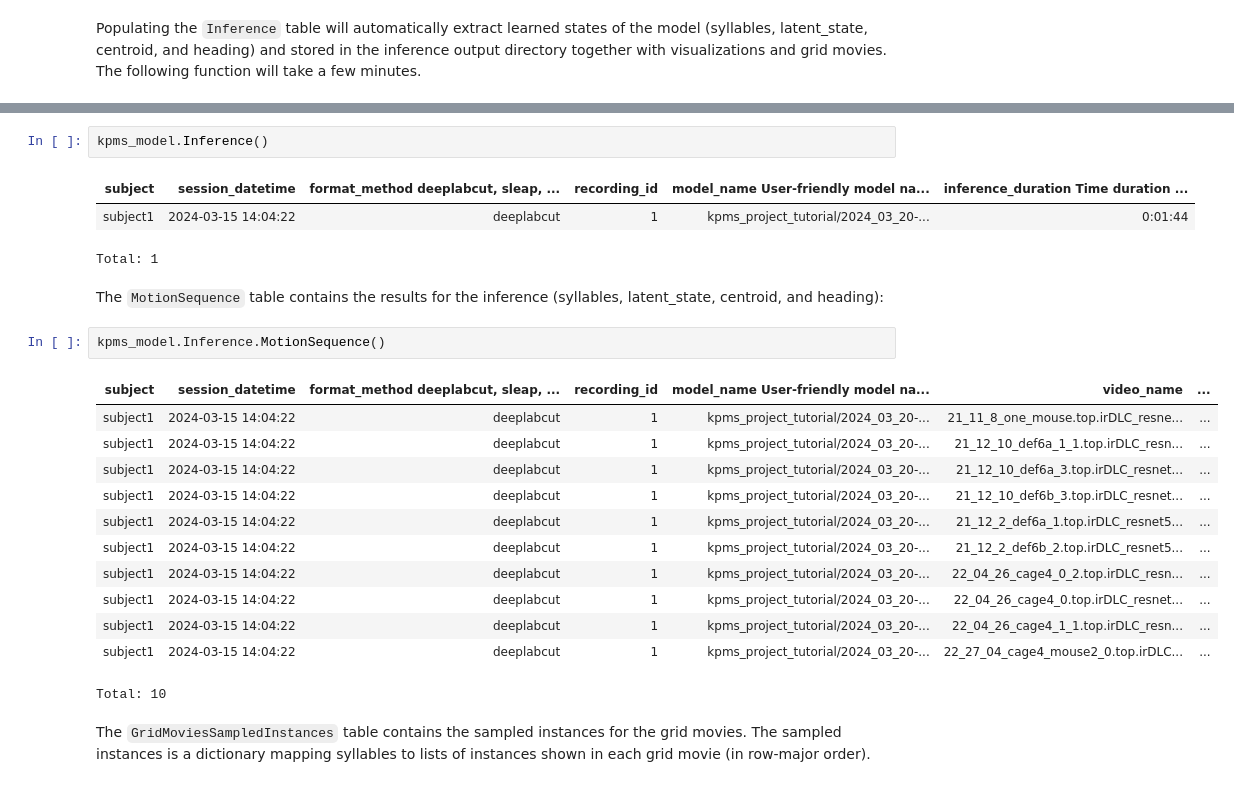
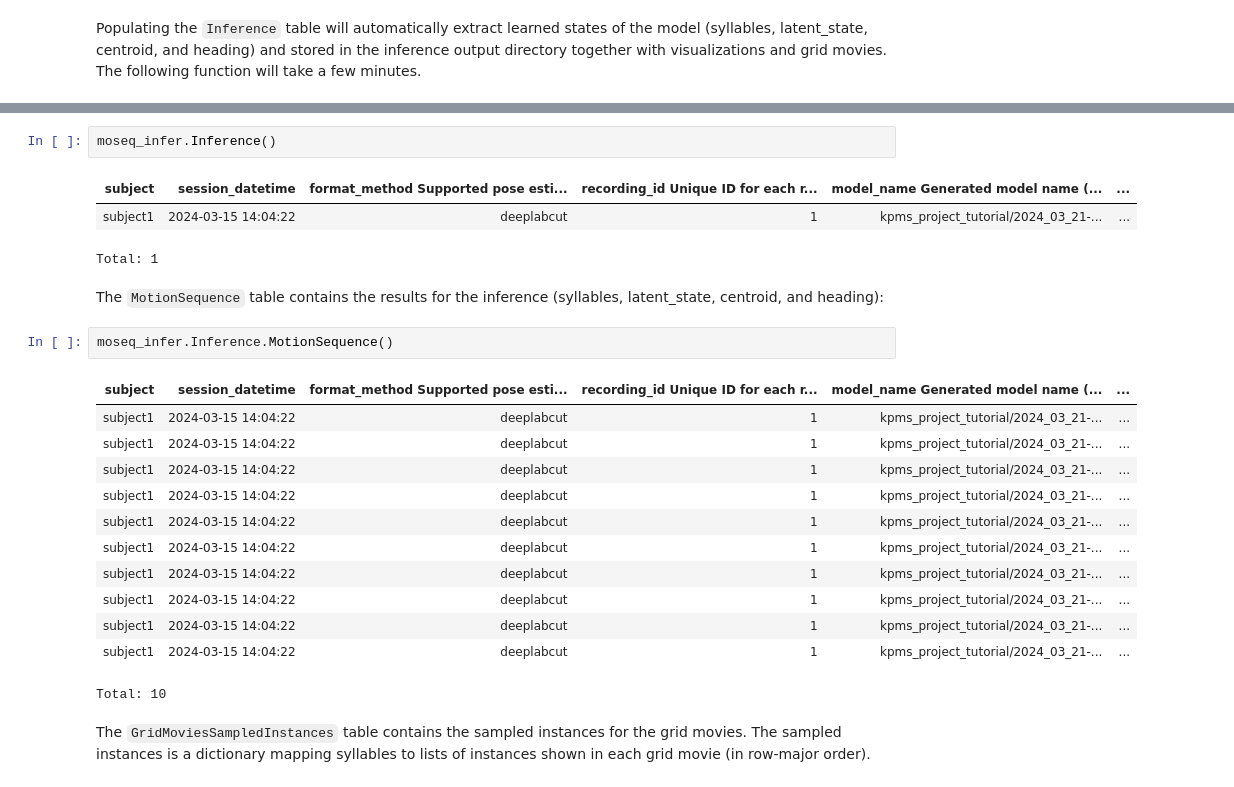
Before and after one commit to datajoint/element-moseq, a Jupyter notebook: notebooks/tutorial.ipynb, the cells around one changed output, grey strips where cells are left out. Cells and saved outputs as stored; diff of their text form.

```diff
--- a/notebooks/tutorial.ipynb
+++ b/notebooks/tutorial.ipynb
@@ -704,25 +701,25 @@ Saving dendrogram plot to /Users/milagros/Documents/datajoint-elements/element-m
 # %%
-kpms_model.Inference()
+moseq_infer.Inference()
 # %% [output]
-| subject | session_datetime | format_method deeplabcut, sleap, ... | recording_id | model_name User-friendly model na... | inference_duration Time duration ... |
-| subject1 | 2024-03-15 14:04:22 | deeplabcut | 1 | kpms_project_tutorial/2024_03_20-... | 0:01:44 |
+| subject | session_datetime | format_method Supported pose esti... | recording_id Unique ID for each r... | model_name Generated model name (... | ... |
+| subject1 | 2024-03-15 14:04:22 | deeplabcut | 1 | kpms_project_tutorial/2024_03_21-... | ... |
 Total: 1
 # %% [markdown]
 The `MotionSequence` table contains the results for the inference (syllables, latent_state, centroid, and heading):
 # %%
-kpms_model.Inference.MotionSequence()
+moseq_infer.Inference.MotionSequence()
 # %% [output]
-| subject | session_datetime | format_method deeplabcut, sleap, ... | recording_id | model_name User-friendly model na... | video_name | ... |
-| subject1 | 2024-03-15 14:04:22 | deeplabcut | 1 | kpms_project_tutorial/2024_03_20-... | 21_11_8_one_mouse.top.irDLC_resne... | ... |
-| subject1 | 2024-03-15 14:04:22 | deeplabcut | 1 | kpms_project_tutorial/2024_03_20-... | 21_12_10_def6a_1_1.top.irDLC_resn... | ... |
-| subject1 | 2024-03-15 14:04:22 | deeplabcut | 1 | kpms_project_tutorial/2024_03_20-... | 21_12_10_def6a_3.top.irDLC_resnet... | ... |
-| subject1 | 2024-03-15 14:04:22 | deeplabcut | 1 | kpms_project_tutorial/2024_03_20-... | 21_12_10_def6b_3.top.irDLC_resnet... | ... |
-| subject1 | 2024-03-15 14:04:22 | deeplabcut | 1 | kpms_project_tutorial/2024_03_20-... | 21_12_2_def6a_1.top.irDLC_resnet5... | ... |
-| subject1 | 2024-03-15 14:04:22 | deeplabcut | 1 | kpms_project_tutorial/2024_03_20-... | 21_12_2_def6b_2.top.irDLC_resnet5... | ... |
-| subject1 | 2024-03-15 14:04:22 | deeplabcut | 1 | kpms_project_tutorial/2024_03_20-... | 22_04_26_cage4_0_2.top.irDLC_resn... | ... |
-| subject1 | 2024-03-15 14:04:22 | deeplabcut | 1 | kpms_project_tutorial/2024_03_20-... | 22_04_26_cage4_0.top.irDLC_resnet... | ... |
-| subject1 | 2024-03-15 14:04:22 | deeplabcut | 1 | kpms_project_tutorial/2024_03_20-... | 22_04_26_cage4_1_1.top.irDLC_resn... | ... |
-| subject1 | 2024-03-15 14:04:22 | deeplabcut | 1 | kpms_project_tutorial/2024_03_20-... | 22_27_04_cage4_mouse2_0.top.irDLC... | ... |
+| subject | session_datetime | format_method Supported pose esti... | recording_id Unique ID for each r... | model_name Generated model name (... | ... |
+| subject1 | 2024-03-15 14:04:22 | deeplabcut | 1 | kpms_project_tutorial/2024_03_21-... | ... |
+| subject1 | 2024-03-15 14:04:22 | deeplabcut | 1 | kpms_project_tutorial/2024_03_21-... | ... |
+| subject1 | 2024-03-15 14:04:22 | deeplabcut | 1 | kpms_project_tutorial/2024_03_21-... | ... |
+| subject1 | 2024-03-15 14:04:22 | deeplabcut | 1 | kpms_project_tutorial/2024_03_21-... | ... |
+| subject1 | 2024-03-15 14:04:22 | deeplabcut | 1 | kpms_project_tutorial/2024_03_21-... | ... |
+| subject1 | 2024-03-15 14:04:22 | deeplabcut | 1 | kpms_project_tutorial/2024_03_21-... | ... |
+| subject1 | 2024-03-15 14:04:22 | deeplabcut | 1 | kpms_project_tutorial/2024_03_21-... | ... |
+| subject1 | 2024-03-15 14:04:22 | deeplabcut | 1 | kpms_project_tutorial/2024_03_21-... | ... |
+| subject1 | 2024-03-15 14:04:22 | deeplabcut | 1 | kpms_project_tutorial/2024_03_21-... | ... |
+| subject1 | 2024-03-15 14:04:22 | deeplabcut | 1 | kpms_project_tutorial/2024_03_21-... | ... |
 Total: 10
 # %% [markdown]
 The `GridMoviesSampledInstances` table contains the sampled instances for the grid movies. The sampled instances is a dictionary mapping syllables to lists of instances shown in each grid movie (in row-major order).
```
Also changed, not shown: parts of 69 cells of this notebook.
